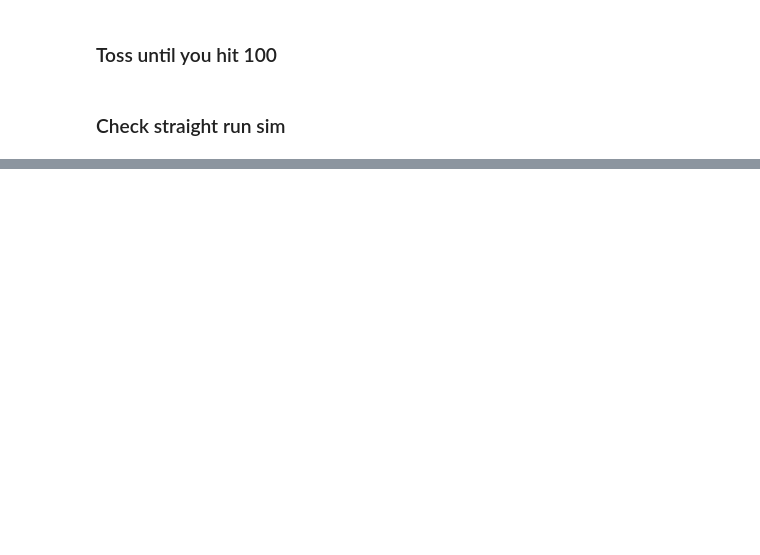
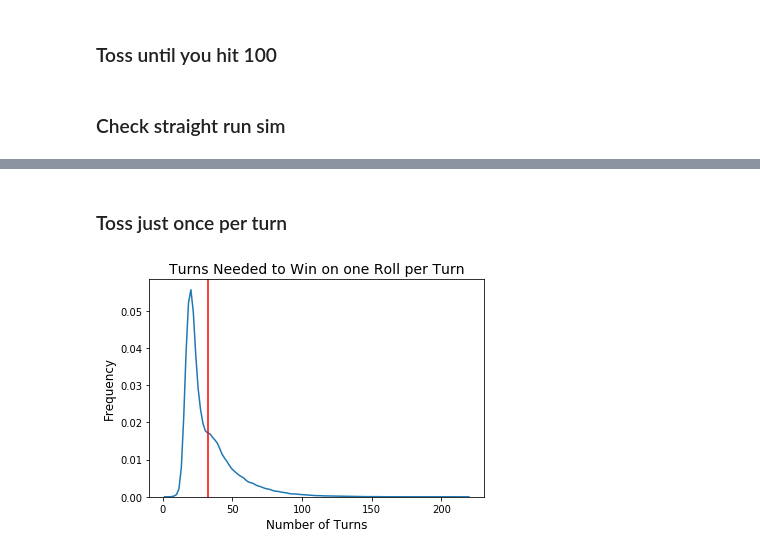
Before and after one commit to eonofrey/dice_game, a Jupyter notebook: Dice Game.ipynb, the cells around one changed output, grey strips where cells are left out. Drawn from its saved outputs; the diff is of its cells as text; code cells hidden in the pictures; blank space fills up the shorter version.

```diff
--- a/Dice Game.ipynb
+++ b/Dice Game.ipynb
@@ -255,0 +256,2 @@ statistics.mean(games)
+# %% [markdown]
+### Toss just once per turn
@@ -255,0 +315,16 @@ statistics.mean(games)
+# %%
+one_roll_games = []
+
+# Simulate 100,000 tosses
+for i in range(100000):
+    one_roll_games.append(one_roll_sim())
+# %%
+# Plot
+sns.kdeplot(one_roll_games)
+plt.axvline(x = statistics.mean(one_roll_games), color = 'red')
+plt.title('Turns Needed to Win on one Roll per Turn', fontsize = 14)
+plt.xlabel('Number of Turns', fontsize=12)
+plt.ylabel('Frequency', fontsize=12)
+plt.show()
+# %% [output]
+[figure, added]
```
Also changed, not shown: parts of 19 cells of this notebook.
